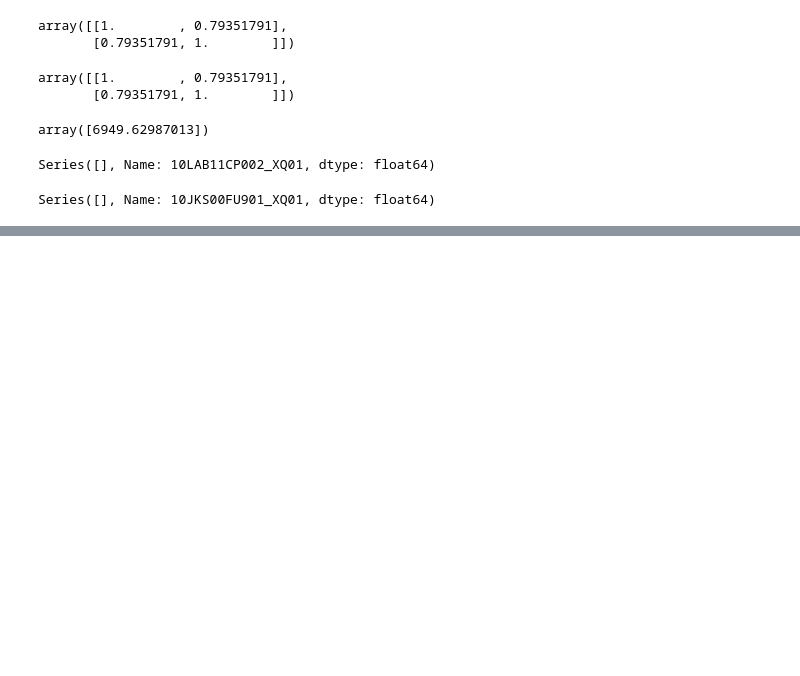
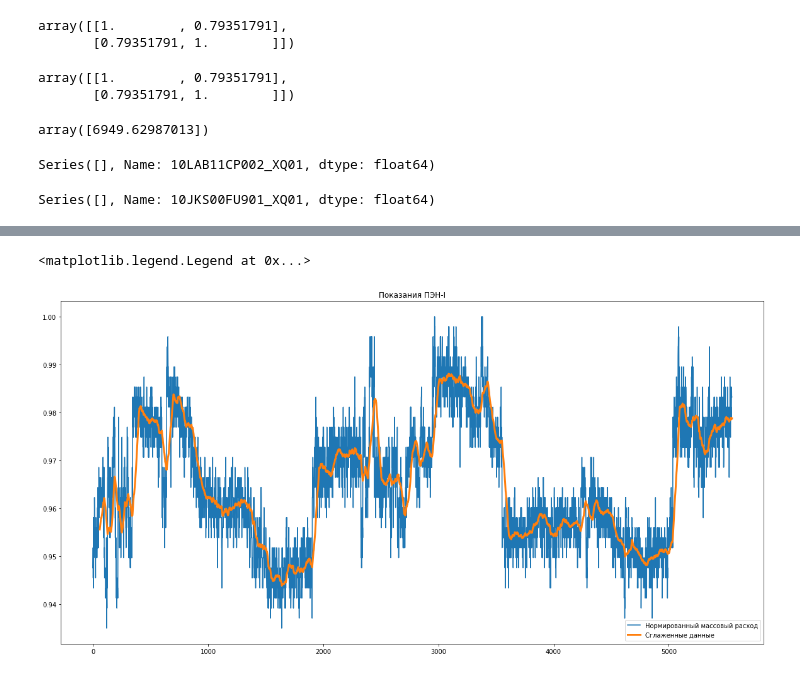
Before and after one commit to edodo1337/diplom, a Jupyter notebook: Диплом.ipynb, the cells around one changed output, grey strips where cells are left out. Drawn from its saved outputs; the diff is of its cells as text; code cells hidden in the pictures; blank space fills up the shorter version.

```diff
--- a/Диплом.ipynb
+++ b/Диплом.ipynb
@@ -245,0 +284,13 @@ np.corrcoef(df1.to_numpy()[:], pump1_eff.to_numpy()[:])
+# %%
+pump_mass_1_max = pump_mass_1_filtred.max()
+
+pump_mass_1_norm = pump_mass_1_filtred / pump_mass_1_max
+pump_mass_1_norm.plot(title="Показания ПЭН-I", label="Нормированный массовый расход")
+# plt.ylabel("Массовый расход", fontsize=15)
+
+rolled = pump_mass_1_norm.rolling(60).mean()
+rolled.plot(label='Сглаженные данные', linewidth=3)
+plt.legend(loc='lower right')
+# %% [output]
+<matplotlib.legend.Legend at 0x...>
+[figure, added]
```
Also changed, not shown: parts of 5 cells of this notebook.
